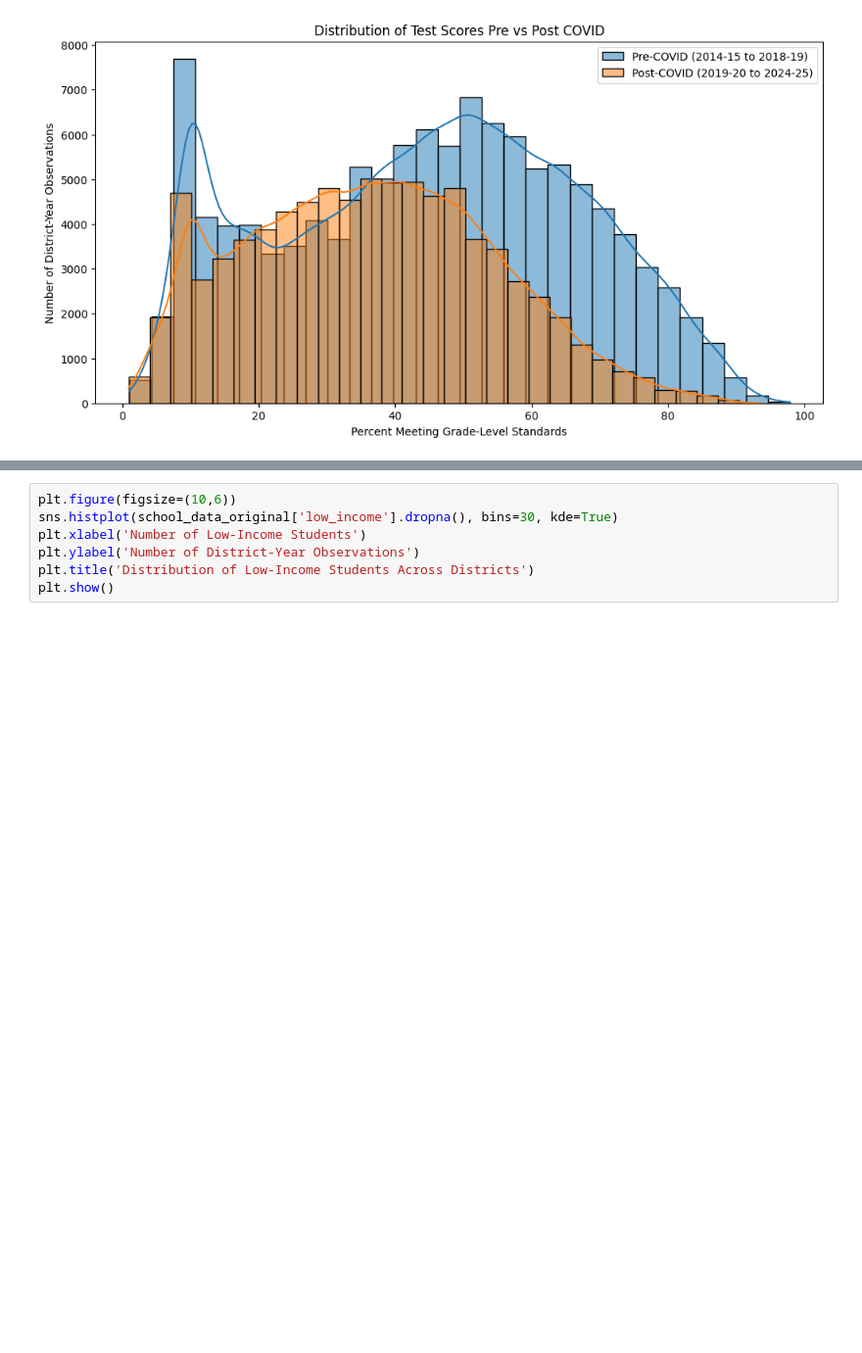
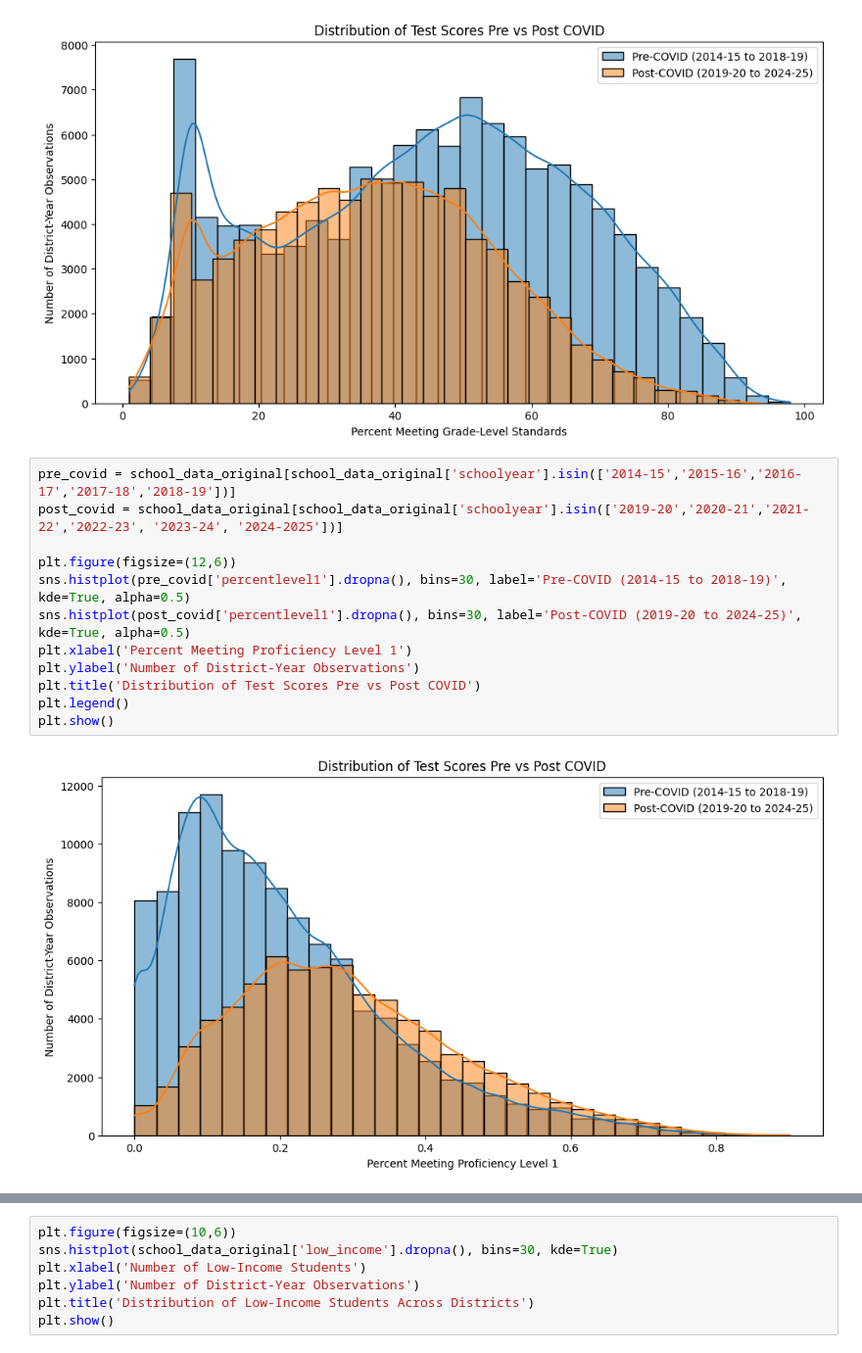
Before and after one commit to jamilditter/washington_education, a Jupyter notebook: code/ExploratoryDataAnalysis(Jacob).ipynb, the cells around one changed output, grey strips where cells are left out. Shown at 98% size. Drawn from its saved outputs; the diff is of its cells as text; blank space fills up the shorter version.

Commit message:
looking at comparisons between percent levels for pre vs post-covid

```diff
--- a/code/ExploratoryDataAnalysis(Jacob).ipynb
+++ b/code/ExploratoryDataAnalysis(Jacob).ipynb
@@ -313,3 +313,17 @@ plt.legend()
 plt.show()
 # %% [output]
 [figure]
+# %%
+pre_covid = school_data_original[school_data_original['schoolyear'].isin(['2014-15','2015-16','2016-17','2017-18','2018-19'])]
+post_covid = school_data_original[school_data_original['schoolyear'].isin(['2019-20','2020-21','2021-22','2022-23', '2023-24', '2024-2025'])]
+
+plt.figure(figsize=(12,6))
+sns.histplot(pre_covid['percentlevel1'].dropna(), bins=30, label='Pre-COVID (2014-15 to 2018-19)', kde=True, alpha=0.5)
+sns.histplot(post_covid['percentlevel1'].dropna(), bins=30, label='Post-COVID (2019-20 to 2024-25)', kde=True, alpha=0.5)
+plt.xlabel('Percent Meeting Proficiency Level 1')
+plt.ylabel('Number of District-Year Observations')
+plt.title('Distribution of Test Scores Pre vs Post COVID')
+plt.legend()
+plt.show()
+# %% [output]
+[figure, added]
```
Also changed, not shown: parts of 3 cells of this notebook.
